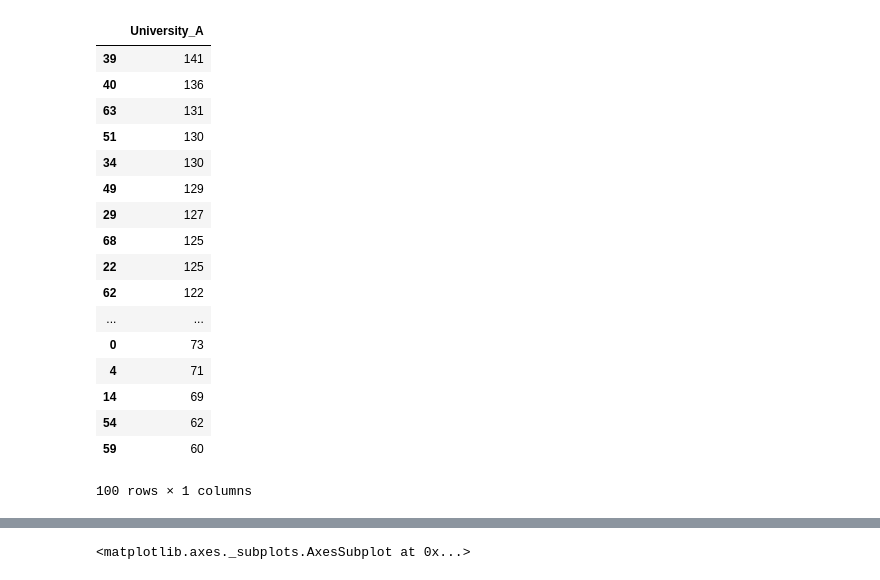
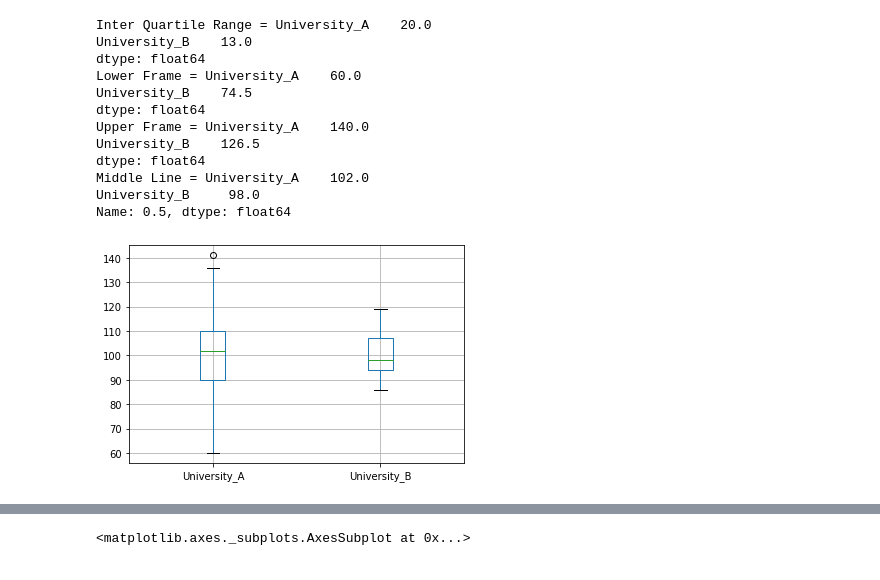
Before and after one commit to StevenCzar/mtsu_code, a Jupyter notebook: stats/math_2250.ipynb, the cells around one changed output, grey strips where cells are left out. Cells and saved outputs as stored; diff of their text form; code cells hidden in the pictures.

Commit message:
stats updated

```diff
--- a/stats/math_2250.ipynb
+++ b/stats/math_2250.ipynb
@@ -2,6 +37,16 @@
 import pandas as pd
 import matplotlib as plt
 import stemgraphic
+# %%
+def get_box_stats(df):
+    iqr = df.quantile(.75) - df.quantile(.25)
+    lf = df.quantile(.25) - 1.5*iqr
+    uf = df.quantile(.75) + 1.5*iqr
+    print('Inter Quartile Range: {}'.format(iqr))
+    print('Lower Frame = {}'.format(lf))
+    print('Upper Frame = {}'.format(uf))
+    print('Middle Line = {}'.format(df.quantile(.5)))
+    df.boxplot()
 # %%
 #Read data in and split
 data_stuff = pd.read_csv('stats/something.csv')
@@ -40,21 +59,16 @@ while(nums)
-# %%
-uni_a_sorted
-# %% [output]
-|  | University_A |
-| 39 | 141 |
-| 40 | 136 |
-| 63 | 131 |
-| 51 | 130 |
-| 34 | 130 |
-| 49 | 129 |
-| 29 | 127 |
-| 68 | 125 |
-| 22 | 125 |
-| 62 | 122 |
-| ... | ... |
-| 0 | 73 |
-| 4 | 71 |
-| 14 | 69 |
-| 54 | 62 |
-| 59 | 60 |
-100 rows × 1 columns
+# %%
+get_box_stats(data_stuff)
+# %% [output]
+Inter Quartile Range = University_A    20.0
+University_B    13.0
+dtype: float64
+Lower Frame = University_A    60.0
+University_B    74.5
+dtype: float64
+Upper Frame = University_A    140.0
+University_B    126.5
+dtype: float64
+Middle Line = University_A    102.0
+University_B     98.0
+Name: 0.5, dtype: float64
+[figure, added]
```
Also changed, not shown: parts of 6 cells of this notebook, 6 other files.
